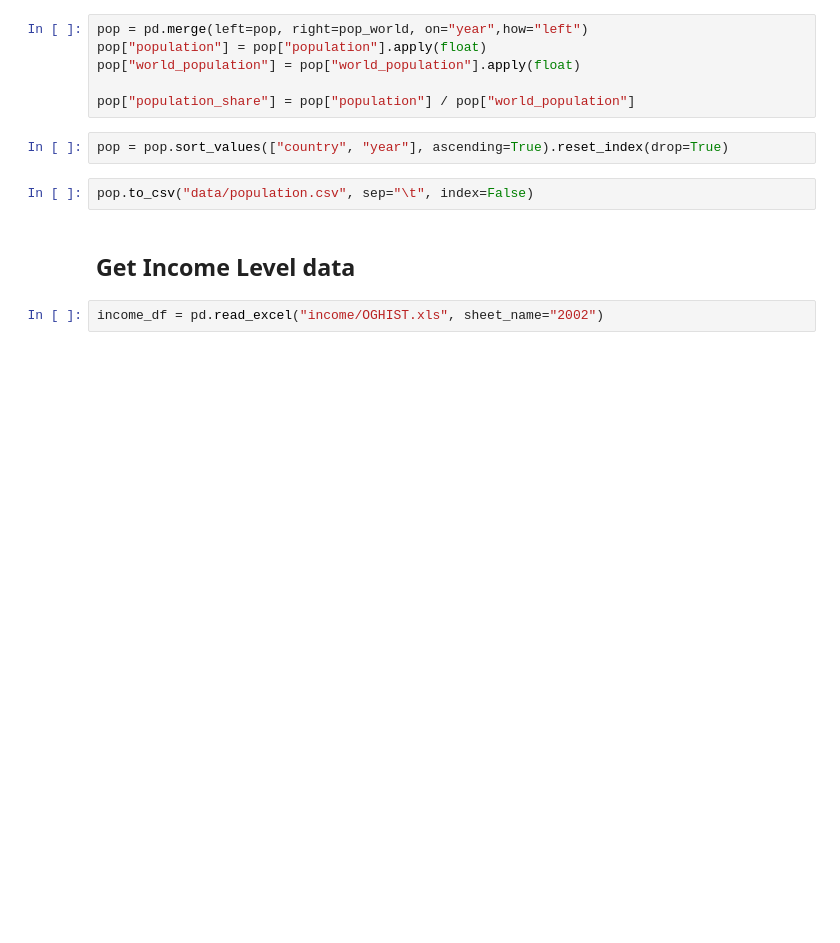
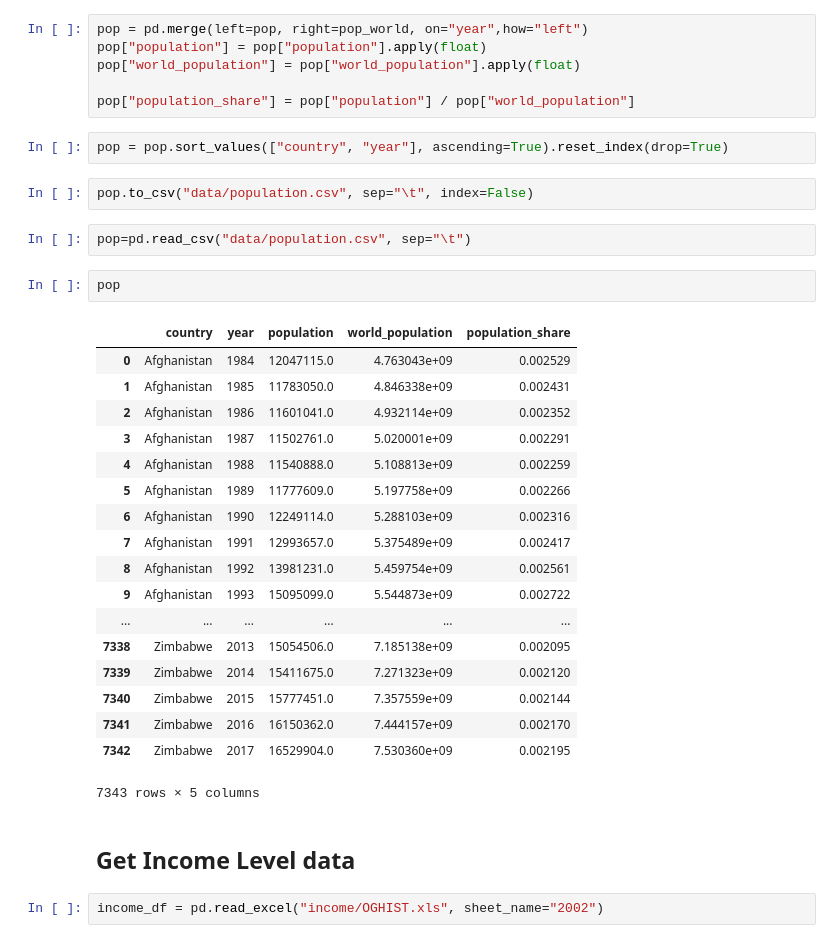
Before and after one commit to jaeyoon-jung/thesis, a Jupyter notebook: data aggregation.ipynb, the cells around one changed output. Drawn from its saved outputs; the diff is of its cells as text; blank space fills up the shorter version.

```diff
--- a/data aggregation.ipynb
+++ b/data aggregation.ipynb
@@ -316,6 +461,29 @@ pop["population_share"] = pop["population"] / pop["world_population"]
 pop = pop.sort_values(["country", "year"], ascending=True).reset_index(drop=True)
 # %%
 pop.to_csv("data/population.csv", sep="\t", index=False)
+# %%
+pop=pd.read_csv("data/population.csv", sep="\t")
+# %%
+pop
+# %% [output]
+|  | country | year | population | world_population | population_share |
+| 0 | Afghanistan | 1984 | 12047115.0 | 4.763043e+09 | 0.002529 |
+| 1 | Afghanistan | 1985 | 11783050.0 | 4.846338e+09 | 0.002431 |
+| 2 | Afghanistan | 1986 | 11601041.0 | 4.932114e+09 | 0.002352 |
+| 3 | Afghanistan | 1987 | 11502761.0 | 5.020001e+09 | 0.002291 |
+| 4 | Afghanistan | 1988 | 11540888.0 | 5.108813e+09 | 0.002259 |
+| 5 | Afghanistan | 1989 | 11777609.0 | 5.197758e+09 | 0.002266 |
+| 6 | Afghanistan | 1990 | 12249114.0 | 5.288103e+09 | 0.002316 |
+| 7 | Afghanistan | 1991 | 12993657.0 | 5.375489e+09 | 0.002417 |
+| 8 | Afghanistan | 1992 | 13981231.0 | 5.459754e+09 | 0.002561 |
+| 9 | Afghanistan | 1993 | 15095099.0 | 5.544873e+09 | 0.002722 |
+| ... | ... | ... | ... | ... | ... |
+| 7338 | Zimbabwe | 2013 | 15054506.0 | 7.185138e+09 | 0.002095 |
+| 7339 | Zimbabwe | 2014 | 15411675.0 | 7.271323e+09 | 0.002120 |
+| 7340 | Zimbabwe | 2015 | 15777451.0 | 7.357559e+09 | 0.002144 |
+| 7341 | Zimbabwe | 2016 | 16150362.0 | 7.444157e+09 | 0.002170 |
+| 7342 | Zimbabwe | 2017 | 16529904.0 | 7.530360e+09 | 0.002195 |
+7343 rows × 5 columns
 # %% [markdown]
 ## Get Income Level data
 # %%
```
Also changed, not shown: parts of 102 cells of this notebook, 3 other files.
